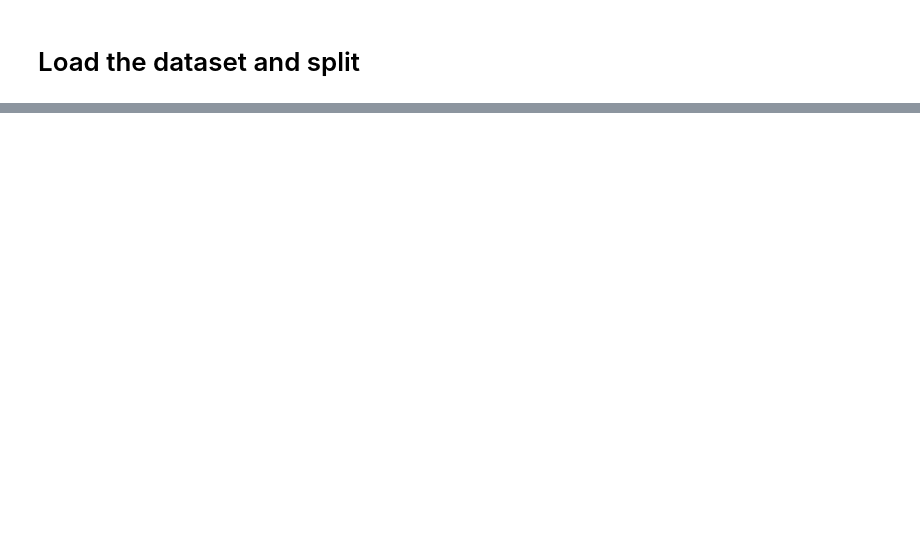
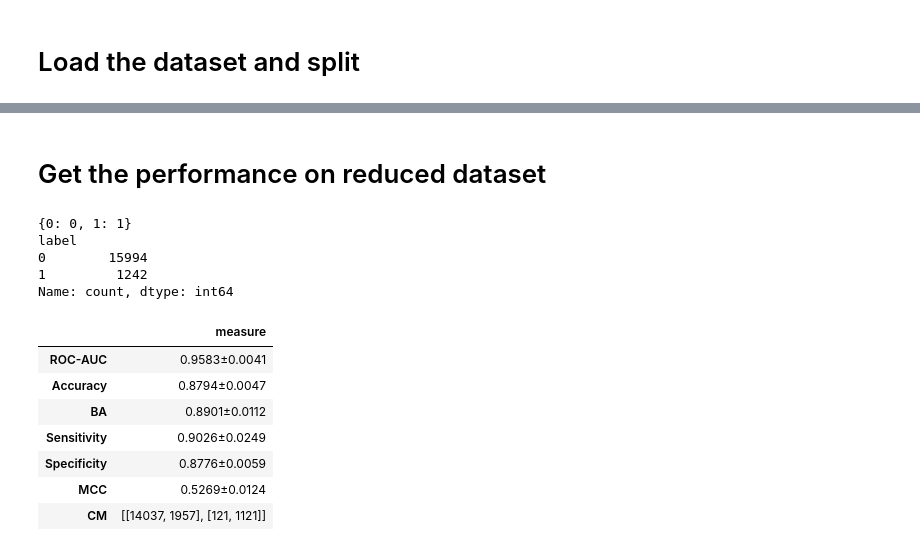
Before and after one commit to giordamaug/HELP, a Jupyter notebook: HELPpy/notebooks/feature_importance.ipynb, the cells around one changed output, grey strips where cells are left out. Saved outputs shown, nothing was run; the diff lists cells and outputs as text; code cells hidden in the pictures; blank space fills up the shorter version.

```diff
--- a/HELPpy/notebooks/feature_importance.ipynb
+++ b/HELPpy/notebooks/feature_importance.ipynb
@@ -168,0 +64,21 @@ cccfs[cccfs_reduced.values].to_csv(os.path.join(path, f"{tissue}_CCcfs_reduce_mi
+# %% [markdown]
+# Get the performance on reduced dataset
+# %%
+from HELPpy.models.prediction import VotingEnsembleLGBM, k_fold_cv
+clf = VotingEnsembleLGBM(**hparams)
+df_scores, scores, predictions = k_fold_cv(attributes[reduced_features], label, clf, n_splits=5, seed=0, show_progress=True, verbose=True)
+df_scores
+# %% [output]
+{0: 0, 1: 1}
+label
+0        15994
+1         1242
+Name: count, dtype: int64
+|  | measure |
+| ROC-AUC | 0.9583±0.0041 |
+| Accuracy | 0.8794±0.0047 |
+| BA | 0.8901±0.0112 |
+| Sensitivity | 0.9026±0.0249 |
+| Specificity | 0.8776±0.0059 |
+| MCC | 0.5269±0.0124 |
+| CM | [[14037, 1957], [121, 1121]] |
```
Also changed, not shown: parts of 19 cells of this notebook, 6 other files.
